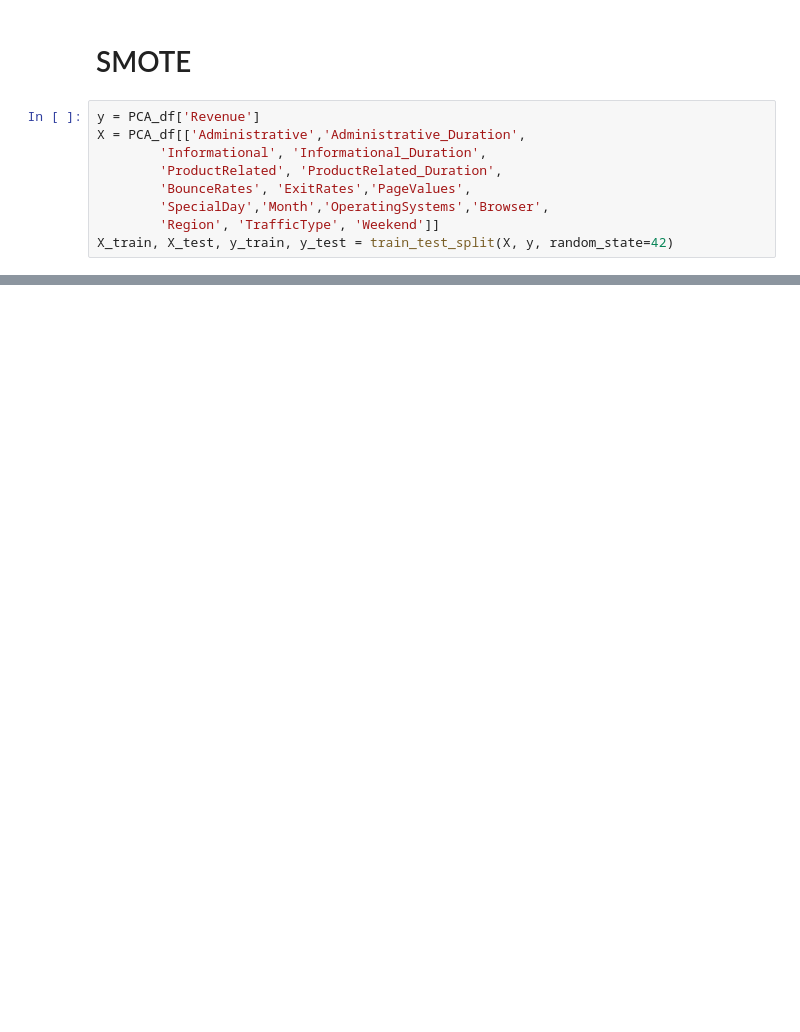
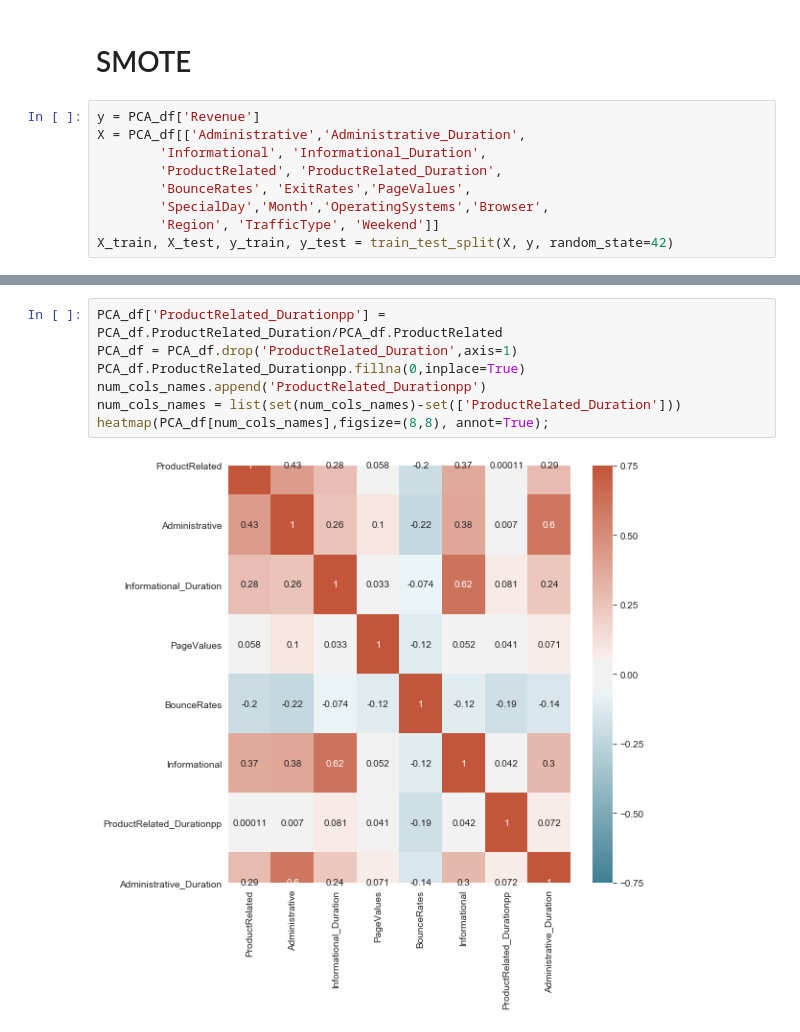
Before and after one commit to nielsbclausen/Mod_5_Project, a Jupyter notebook: laura_nb.ipynb, the cells around one changed output, grey strips where cells are left out. Cells and saved outputs as stored; diff of their text form; blank space fills up the shorter version.

```diff
--- a/laura_nb.ipynb
+++ b/laura_nb.ipynb
@@ -463,0 +619,9 @@ X_train, X_test, y_train, y_test = train_test_split(X, y, random_state=42)
+# %%
+PCA_df['ProductRelated_Durationpp'] = PCA_df.ProductRelated_Duration/PCA_df.ProductRelated
+PCA_df = PCA_df.drop('ProductRelated_Duration',axis=1)
+PCA_df.ProductRelated_Durationpp.fillna(0,inplace=True)
+num_cols_names.append('ProductRelated_Durationpp')
+num_cols_names = list(set(num_cols_names)-set(['ProductRelated_Duration']))
+heatmap(PCA_df[num_cols_names],figsize=(8,8), annot=True);
+# %% [output]
+[figure, added]
```
Also changed, not shown: parts of 51 cells of this notebook.
